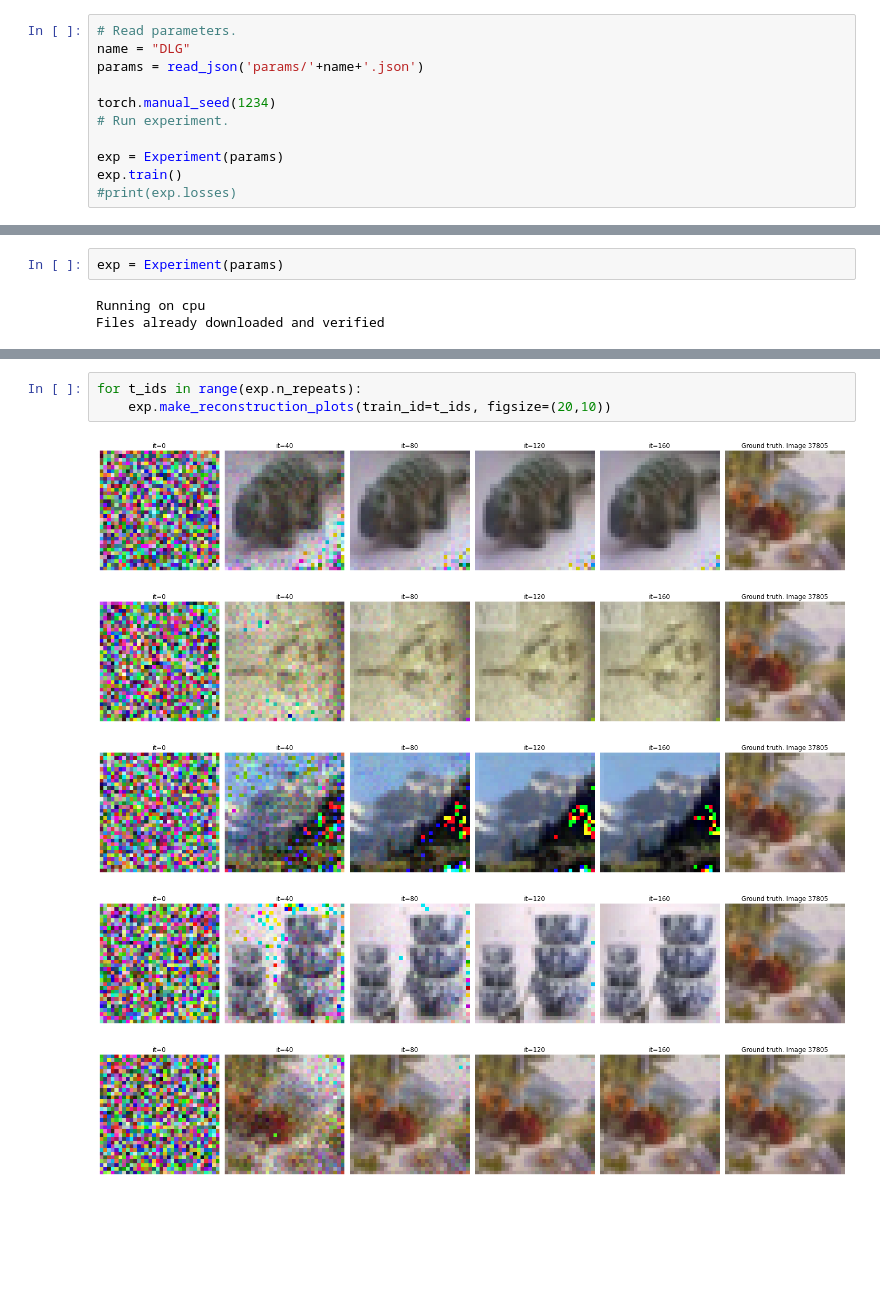
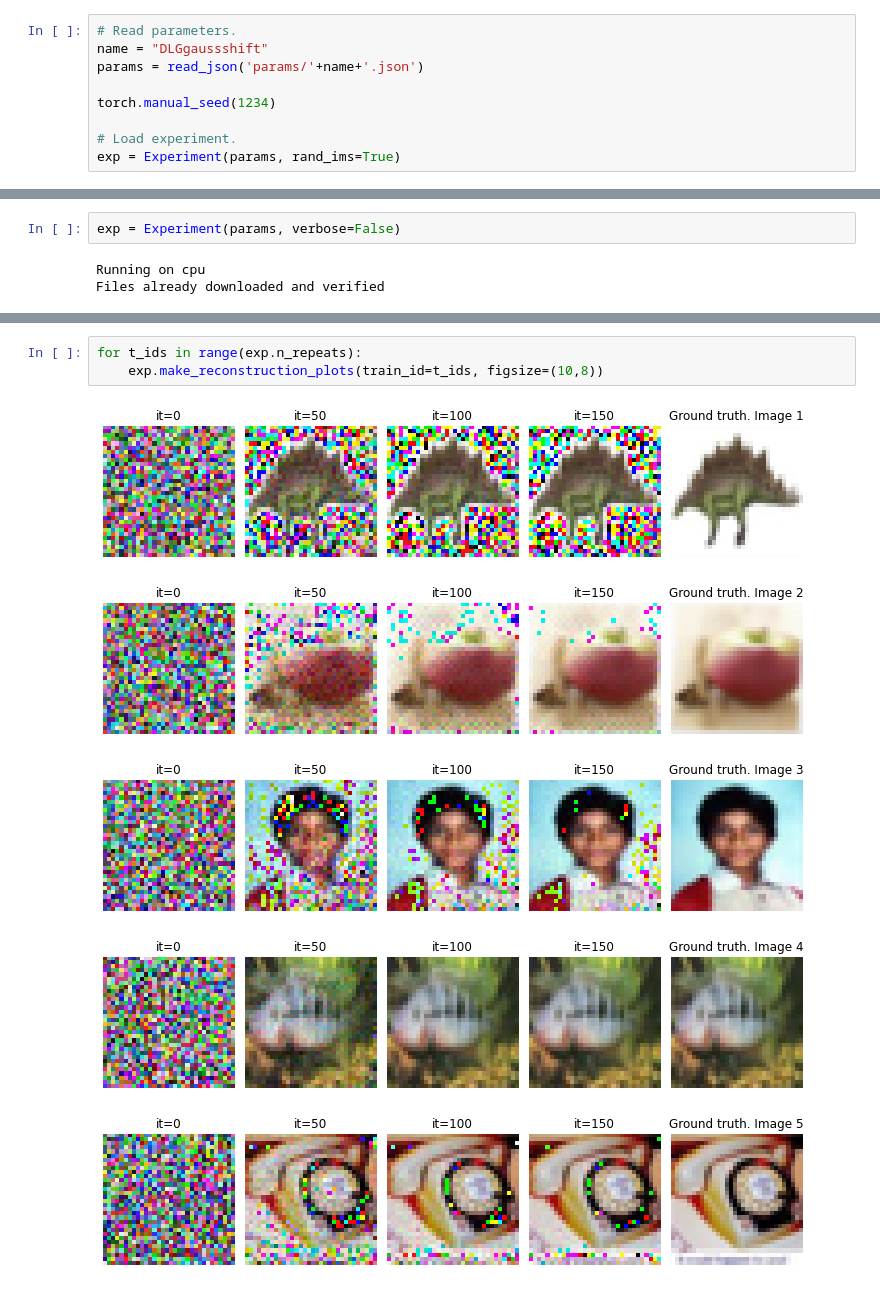
Before and after one commit to NielsFuglsang/02460-advanced-machine-learning, a Jupyter notebook: test_experiment.ipynb, the cells around one changed output, grey strips where cells are left out. Saved outputs shown, nothing was run; the diff lists cells and outputs as text; blank space fills up the shorter version.

```diff
--- a/test_experiment.ipynb
+++ b/test_experiment.ipynb
@@ -9,15 +9,13 @@ from src.argparser import read_json
 ### Run experiment with just one image/batch
 # %%
 # Read parameters.
-name = "DLG"
+name = "DLGgaussshift"
 params = read_json('params/'+name+'.json')
 
 torch.manual_seed(1234)
-# Run experiment.
 
-exp = Experiment(params)
-exp.train()
-#print(exp.losses)
+# Load experiment.
+exp = Experiment(params, rand_ims=True)
 # %% [output]
 Running on cpu
 Files already downloaded and verified
@@ -44,7 +45,7 @@ exp.make_reconstruction_plots(figsize=(20,10))
 # %% [markdown]
 ### Run experiment on multiple images/batches to get more descriptive result
 # %%
-exp = Experiment(params)
+exp = Experiment(params, verbose=False)
 # %% [output]
 Running on cpu
 Files already downloaded and verified
@@ -90,9 +73,9 @@ plt.show()
 # %%
 for t_ids in range(exp.n_repeats):
-    exp.make_reconstruction_plots(train_id=t_ids, figsize=(20,10))
+    exp.make_reconstruction_plots(train_id=t_ids, figsize=(10,8))
 # %% [output]
-[figure, old version]
+[figure, new version]
-[figure, old version]
+[figure, new version]
-[figure, old version]
+[figure, new version]
-[figure, old version]
+[figure, new version]
-[figure, old version]
+[figure, new version]
```
Also changed, not shown: parts of 10 cells of this notebook, 3 other files.
